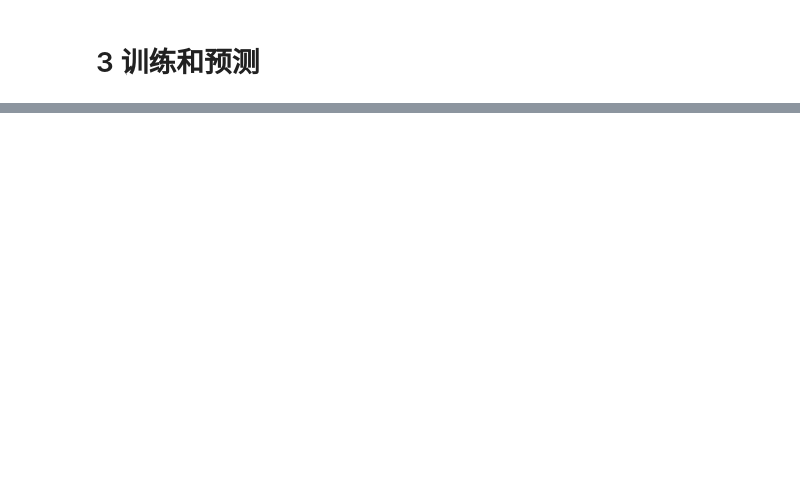
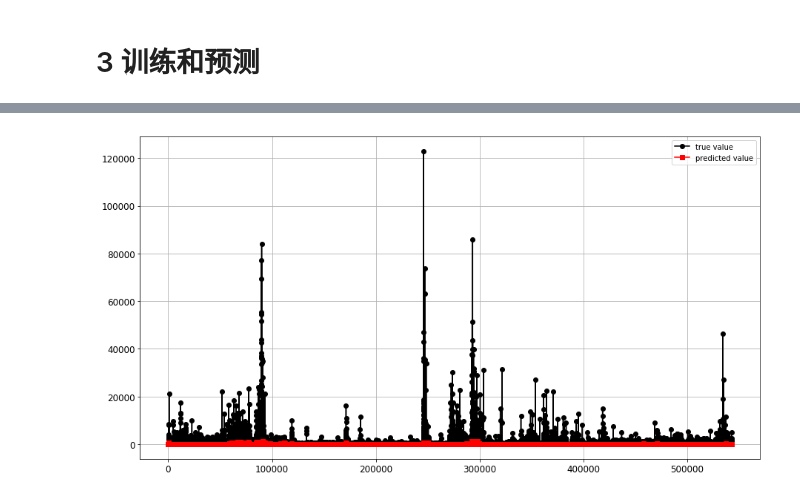
Before and after one commit to Genpeng/order-sales-forecast, a Jupyter notebook: ipython/lgb.ipynb, the cells around one changed output, grey strips where cells are left out. Saved outputs shown, nothing was run; the diff lists cells and outputs as text; code cells hidden in the pictures; blank space fills up the shorter version.

```diff
--- a/ipython/lgb.ipynb
+++ b/ipython/lgb.ipynb
@@ -339,0 +315,19 @@ df_preds.reset_index().to_csv('lgb_cv.csv', index=False)
+# %%
+index = np.arange(1, len(tr_points) + 1)
+# %%
+fig, ax = plt.subplots()
+ax.plot(index, tr_points, 'ko-', label='true value')
+ax.plot(index, pr_points, 'rs-', label='predicted value')
+# ax.set_xlabel('每个销售中心每个客户的每件产品', fontsize=16)
+# ax.set_ylabel('产品的销量', fontsize=16)
+# ax.set_title('实际值和预测值对比', fontsize=20)
+ax.legend(loc='upper right')
+ax.grid()
+
+# TODO: 改变刻度字体大小不够优雅
+plt.xticks(fontsize=12)
+plt.yticks(fontsize=12)
+
+plt.show()
+# %% [output]
+[figure, added]
```
Also changed, not shown: parts of 19 cells of this notebook, 24 other files.
